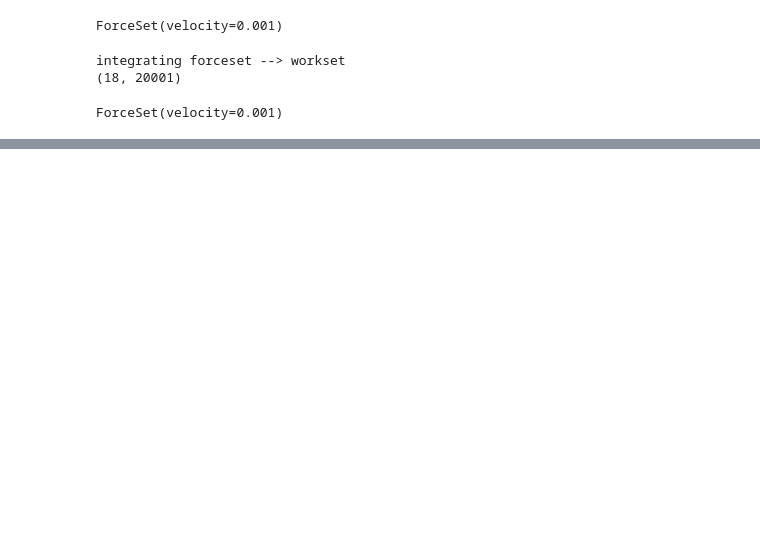
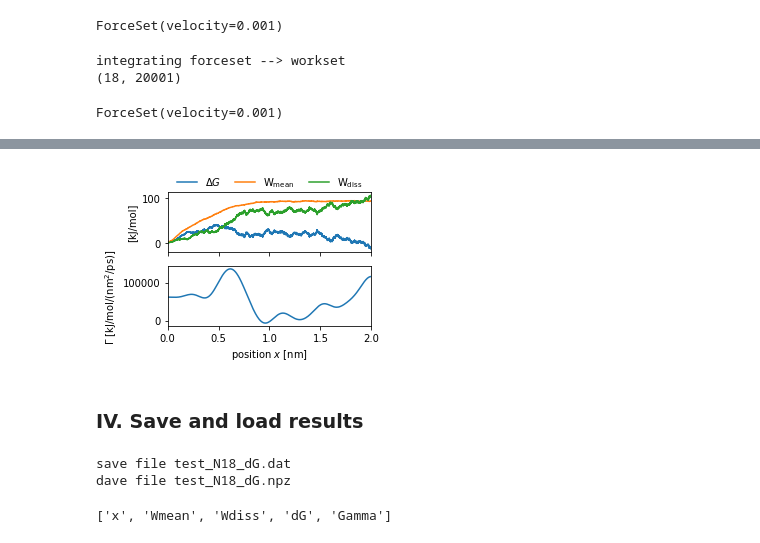
Before and after one commit to moldyn/dcTMD, a Jupyter notebook: docs/tutorials/force.ipynb, the cells around one changed output, grey strips where cells are left out. Cells and saved outputs as stored; diff of their text form; code cells hidden in the pictures; blank space fills up the shorter version.

```diff
--- a/docs/tutorials/force.ipynb
+++ b/docs/tutorials/force.ipynb
@@ -160,0 +173,25 @@ plot_Gamma(x, smooth_friction_, axs[1], label="$\Gamma$_{smooth}")
+# %%
+# smooth friction and plot results
+forceestimator.smooth_friction(sigma=0.1, mode='reflect')
+
+
+fig, axs = plotting.plot_dcTMD_results(forceestimator.position_,
+                                      forceestimator,
+                                      forceestimator.friction_smooth_)
+plt.show()
+# %% [output]
+[figure, added]
+# %% [markdown]
+### IV. Save and load results
+# %%
+# save data as .npz and .dat file
+outname = 'test'
+dcTMD.io.write_output(outname, forceestimator)
+
+results = np.load(f'test_N{len(forceestimator.names_)}_dG.npz')
+
+results.files
+# %% [output]
+save file test_N18_dG.dat
+dave file test_N18_dG.npz
+['x', 'Wmean', 'Wdiss', 'dG', 'Gamma']
```
Also changed, not shown: parts of 16 cells of this notebook, 1 other file.
